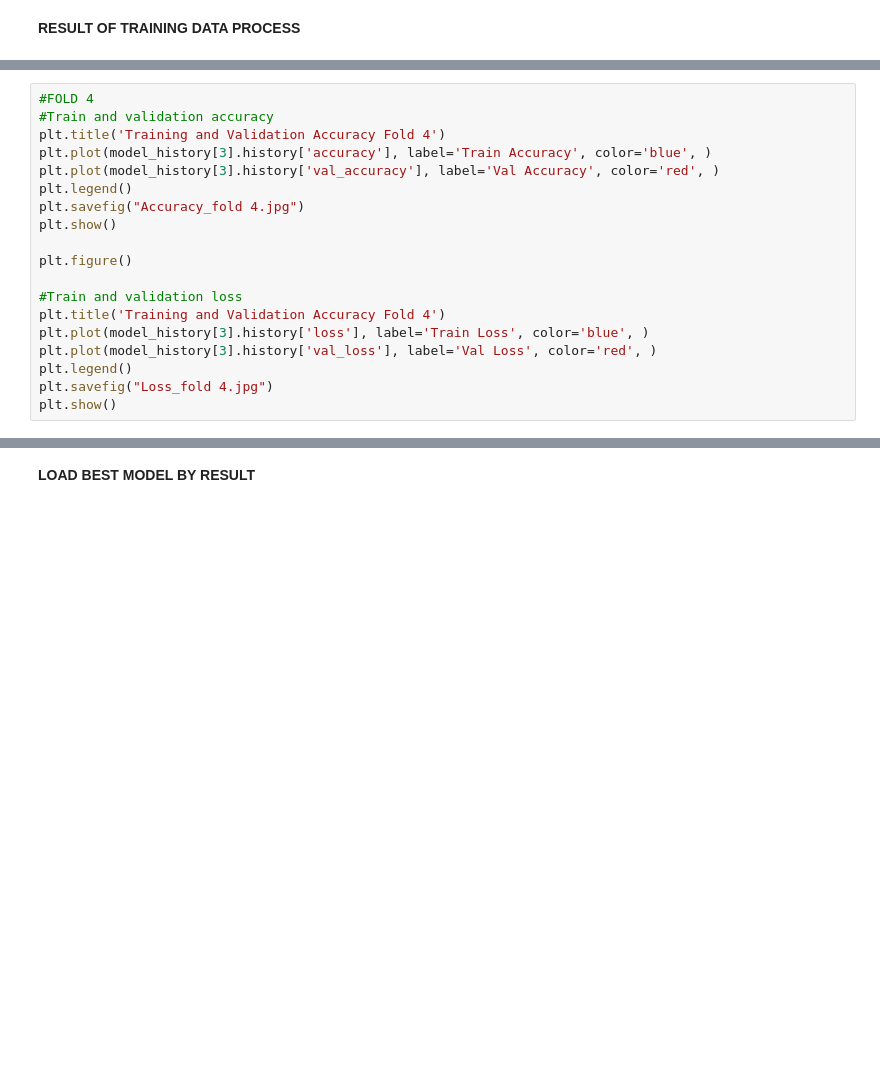
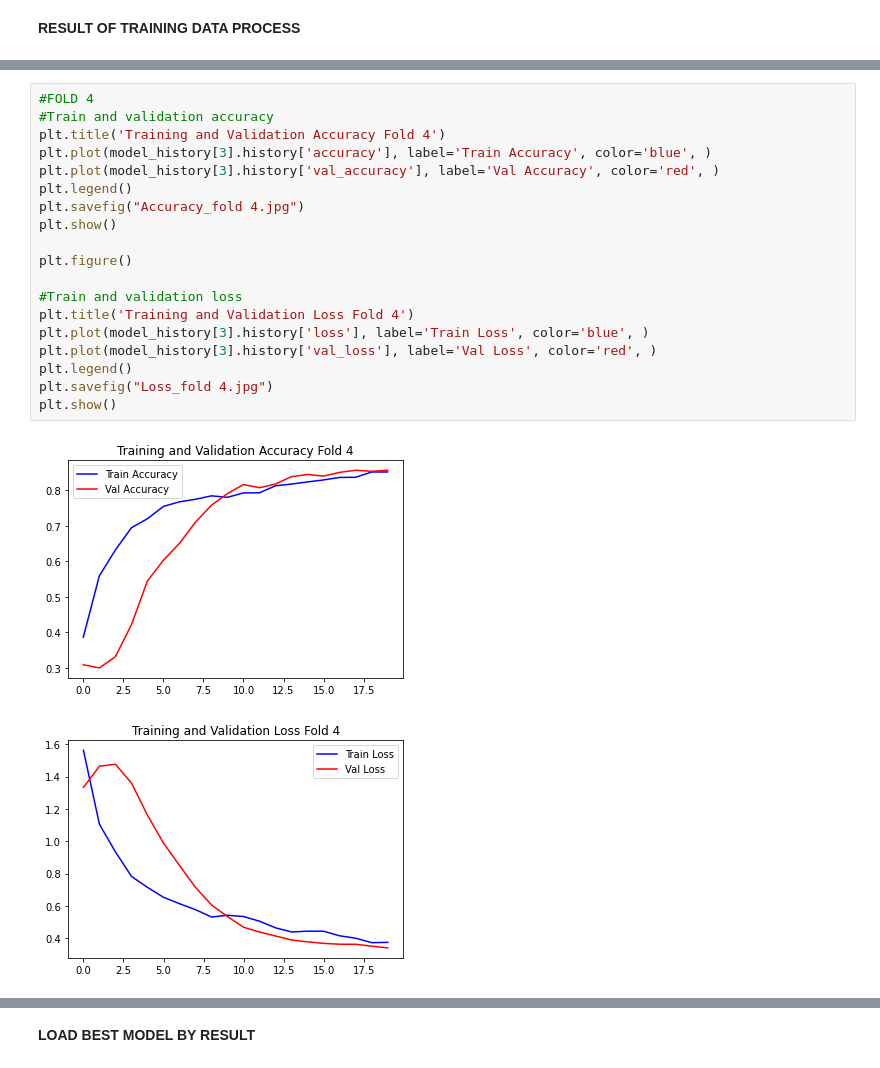
Before and after one commit to avishatr/TA, a Jupyter notebook: alexnet-corn-or-maize-disease-detectection.ipynb, the cells around one changed output, grey strips where cells are left out. Cells and saved outputs as stored; diff of their text form; blank space fills up the shorter version.

```diff
--- a/alexnet-corn-or-maize-disease-detectection.ipynb
+++ b/alexnet-corn-or-maize-disease-detectection.ipynb
@@ -273,22 +328,25 @@ plt.show()
 # %%
 #FOLD 4
 #Train and validation accuracy
 plt.title('Training and Validation Accuracy Fold 4')
 plt.plot(model_history[3].history['accuracy'], label='Train Accuracy', color='blue', )
 plt.plot(model_history[3].history['val_accuracy'], label='Val Accuracy', color='red', )
 plt.legend()
 plt.savefig("Accuracy_fold 4.jpg")
 plt.show()
 
 plt.figure()
 
 #Train and validation loss
-plt.title('Training and Validation Accuracy Fold 4')
+plt.title('Training and Validation Loss Fold 4')
 plt.plot(model_history[3].history['loss'], label='Train Loss', color='blue', )
 plt.plot(model_history[3].history['val_loss'], label='Val Loss', color='red', )
 plt.legend()
 plt.savefig("Loss_fold 4.jpg")
 plt.show()
+# %% [output]
+[figure, added]
+[figure, added]
 # %%
 #FOLD 5
 #Train and validation accuracy
```
Also changed, not shown: parts of 19 cells of this notebook.
